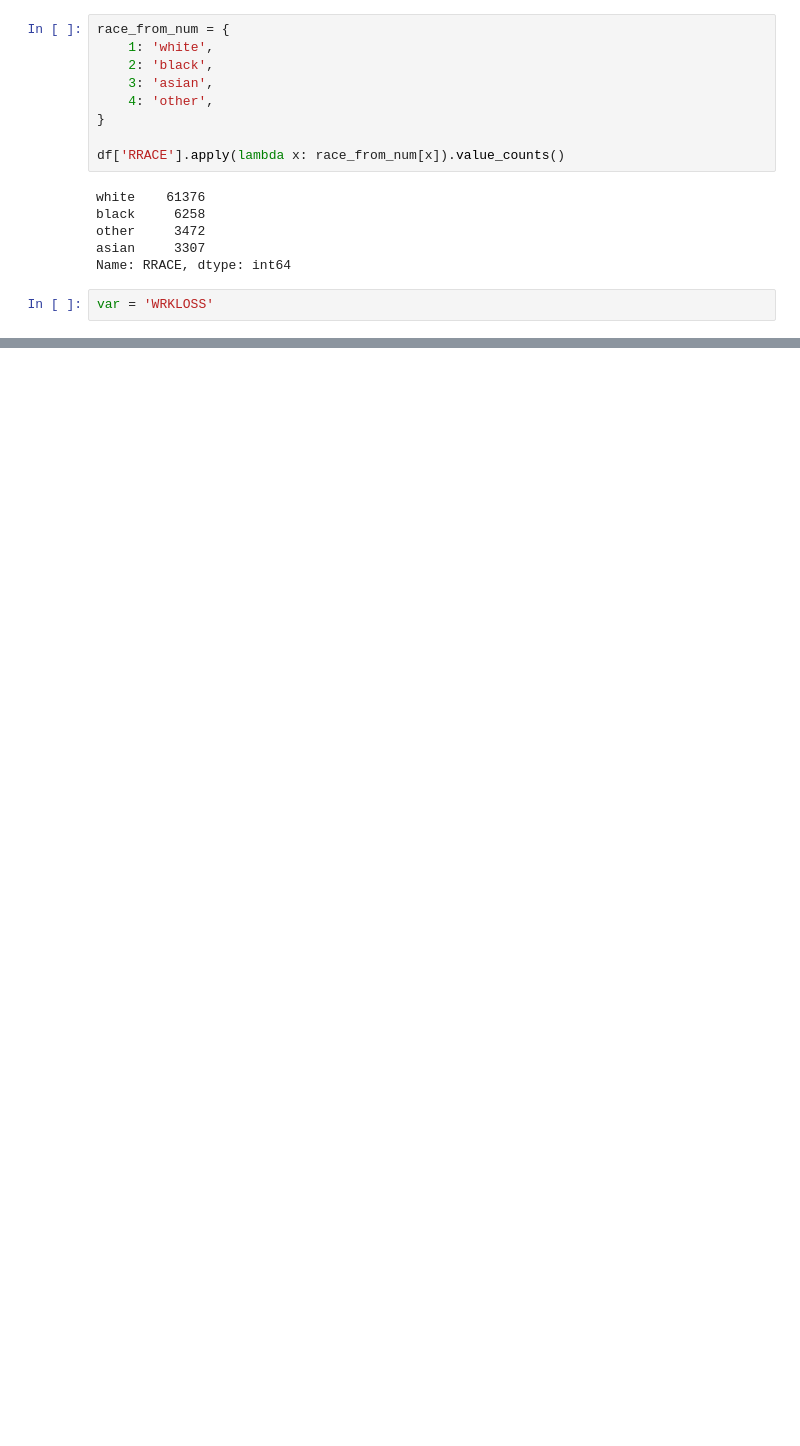
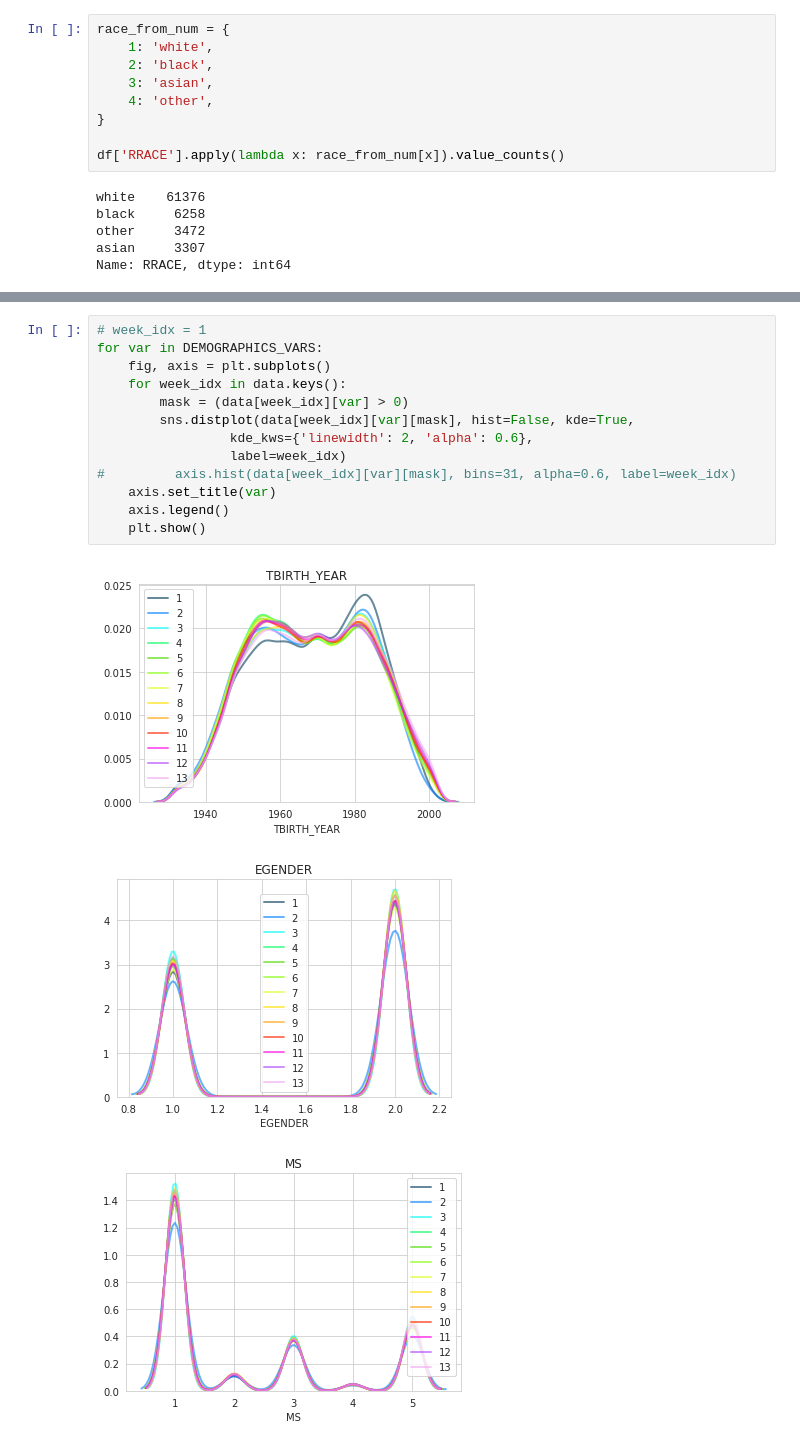
Before and after one commit to evdelph/DS4A-Women-Summit, a Jupyter notebook: notebooks/EDA_marina.ipynb, the cells around one changed output, grey strips where cells are left out. Drawn from its saved outputs; the diff is of its cells as text; blank space fills up the shorter version.

```diff
--- a/notebooks/EDA_marina.ipynb
+++ b/notebooks/EDA_marina.ipynb
@@ -139,5 +150,3 @@ black     6258
 other     3472
 asian     3307
 Name: RRACE, dtype: int64
-# %%
-var = 'WRKLOSS'
@@ -143,0 +230,17 @@ var = 'WRKLOSS'
+# %%
+# week_idx = 1
+for var in DEMOGRAPHICS_VARS:
+    fig, axis = plt.subplots()
+    for week_idx in data.keys():
+        mask = (data[week_idx][var] > 0)
+        sns.distplot(data[week_idx][var][mask], hist=False, kde=True,
+                 kde_kws={'linewidth': 2, 'alpha': 0.6},
+                 label=week_idx)
+#         axis.hist(data[week_idx][var][mask], bins=31, alpha=0.6, label=week_idx)
+    axis.set_title(var)
+    axis.legend()
+    plt.show()
+# %% [output]
+[figure, added]
+[figure, added]
+[figure, added]
```
Also changed, not shown: parts of 34 cells of this notebook, 1 other file.
